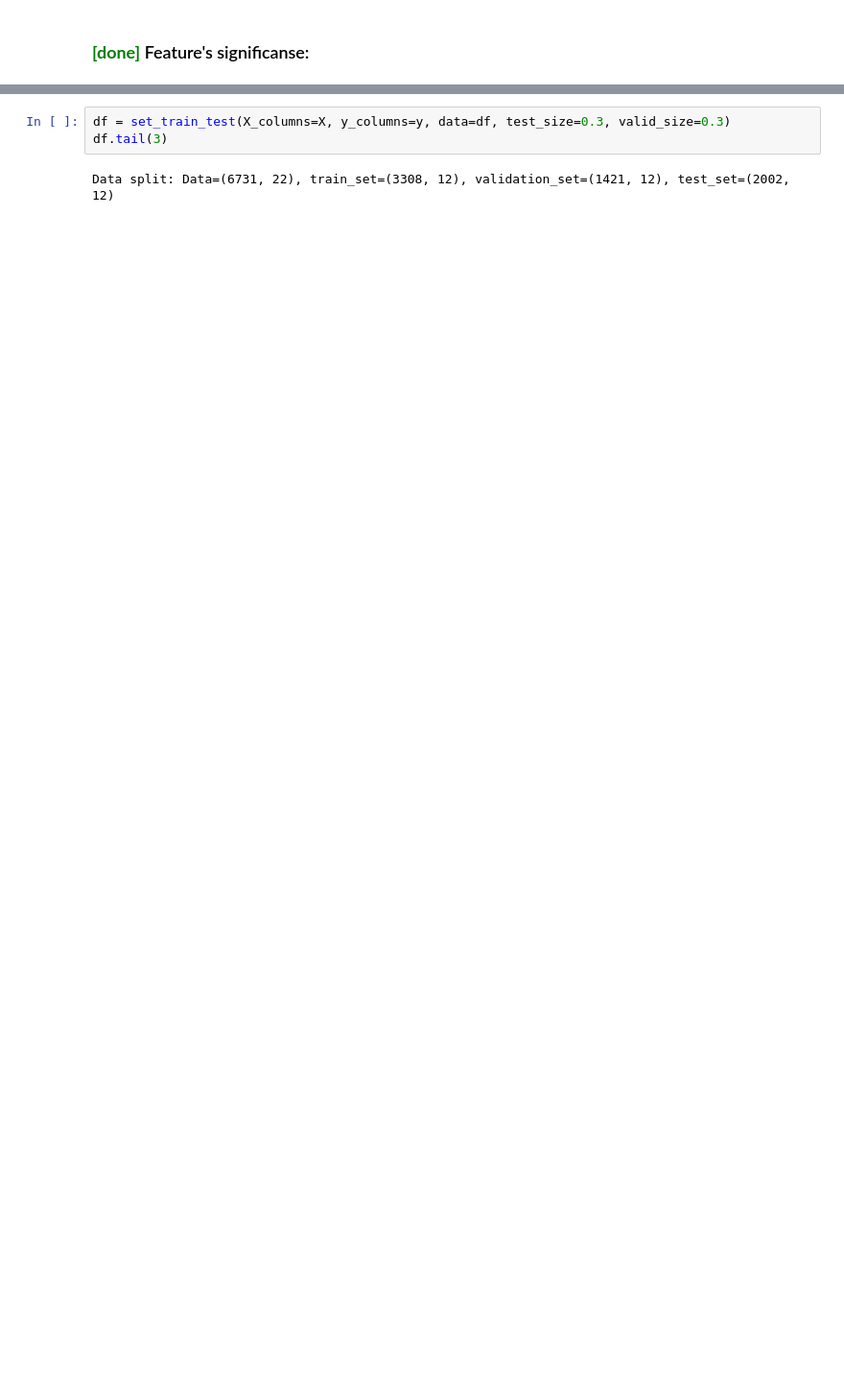
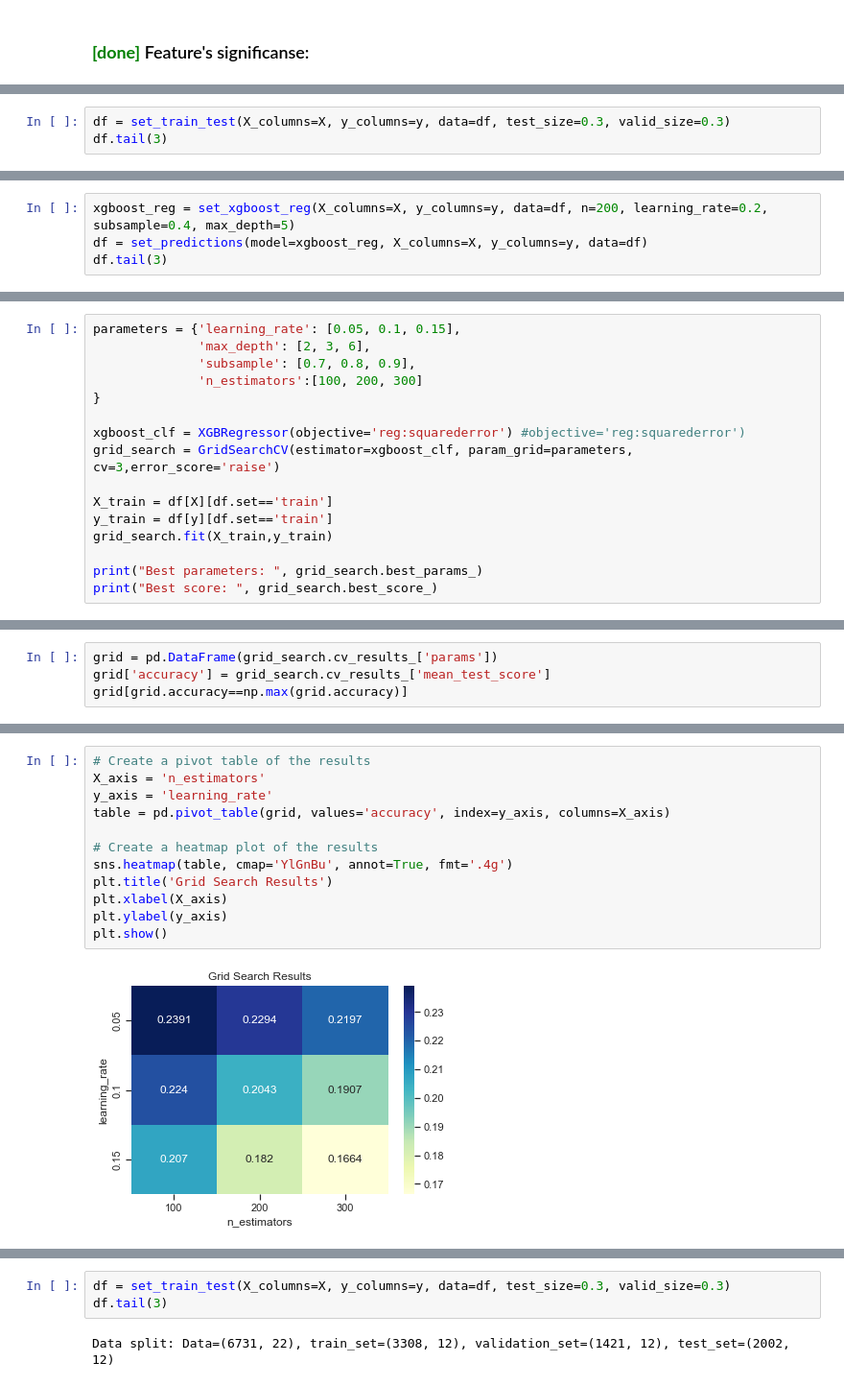
Before and after one commit to sagi778/ufc_fights_Predictor, a Jupyter notebook: notebooks/stats_model_training.ipynb, the cells around one changed output, grey strips where cells are left out. Shown at 96% size. Cells and saved outputs as stored; diff of their text form; blank space fills up the shorter version.

```diff
--- a/notebooks/stats_model_training.ipynb
+++ b/notebooks/stats_model_training.ipynb
@@ -112,0 +113,3 @@ Most significant: ['sapm_dif', 'slpm_dif', 'str. acc._dif', 'str. def_dif', 'td
+# %%
+df = set_train_test(X_columns=X, y_columns=y, data=df, test_size=0.3, valid_size=0.3)
+df.tail(3)
@@ -112,0 +122,4 @@ Most significant: ['sapm_dif', 'slpm_dif', 'str. acc._dif', 'str. def_dif', 'td
+# %%
+xgboost_reg = set_xgboost_reg(X_columns=X, y_columns=y, data=df, n=200, learning_rate=0.2, subsample=0.4, max_depth=5)
+df = set_predictions(model=xgboost_reg, X_columns=X, y_columns=y, data=df)
+df.tail(3)
@@ -112,0 +143,16 @@ Most significant: ['sapm_dif', 'slpm_dif', 'str. acc._dif', 'str. def_dif', 'td
+# %%
+parameters = {'learning_rate': [0.05, 0.1, 0.15],
+              'max_depth': [2, 3, 6],
+              'subsample': [0.7, 0.8, 0.9],
+              'n_estimators':[100, 200, 300]
+}
+
+xgboost_clf = XGBRegressor(objective='reg:squarederror') #objective='reg:squarederror')
+grid_search = GridSearchCV(estimator=xgboost_clf, param_grid=parameters, cv=3,error_score='raise')
+
+X_train = df[X][df.set=='train']
+y_train = df[y][df.set=='train']
+grid_search.fit(X_train,y_train)
+
+print("Best parameters: ", grid_search.best_params_)
+print("Best score: ", grid_search.best_score_)
@@ -112,0 +162,4 @@ Most significant: ['sapm_dif', 'slpm_dif', 'str. acc._dif', 'str. def_dif', 'td
+# %%
+grid = pd.DataFrame(grid_search.cv_results_['params'])
+grid['accuracy'] = grid_search.cv_results_['mean_test_score']
+grid[grid.accuracy==np.max(grid.accuracy)]
@@ -112,0 +169,14 @@ Most significant: ['sapm_dif', 'slpm_dif', 'str. acc._dif', 'str. def_dif', 'td
+# %%
+# Create a pivot table of the results
+X_axis = 'n_estimators'
+y_axis = 'learning_rate'
+table = pd.pivot_table(grid, values='accuracy', index=y_axis, columns=X_axis)
+
+# Create a heatmap plot of the results
+sns.heatmap(table, cmap='YlGnBu', annot=True, fmt='.4g')
+plt.title('Grid Search Results')
+plt.xlabel(X_axis)
+plt.ylabel(y_axis)
+plt.show()
+# %% [output]
+[figure, added]
```
Also changed, not shown: parts of 12 cells of this notebook, 4 other files.
